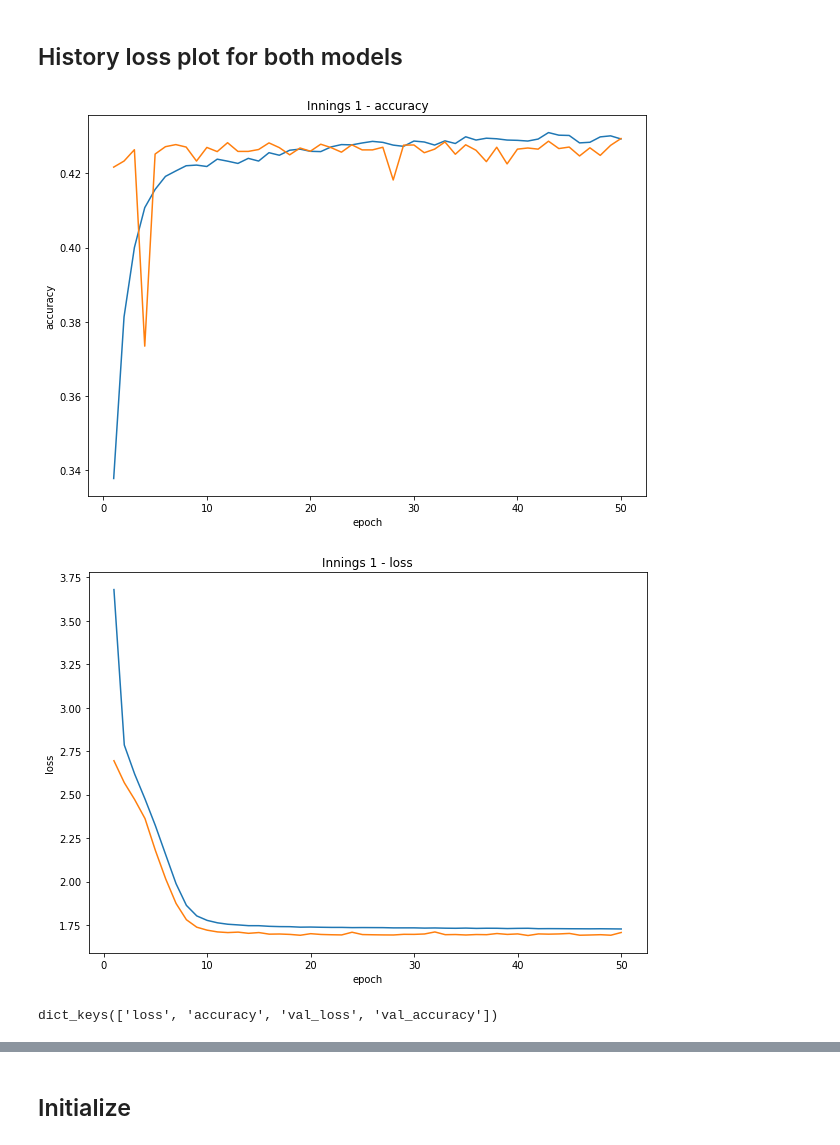
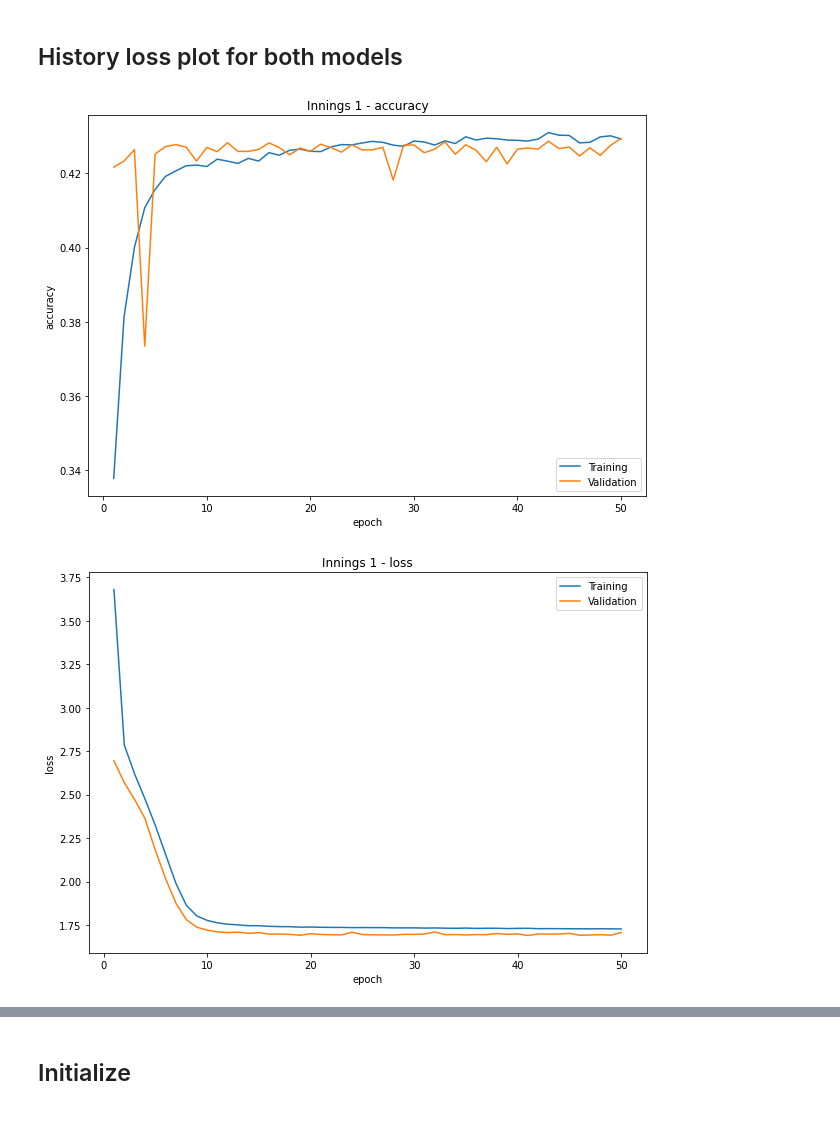
Before and after one commit to AravindM2803/IPL-Simulator, a Jupyter notebook: iplsim-dense/Evaluate.ipynb, the cells around one changed output, grey strips where cells are left out. Saved outputs shown, nothing was run; the diff lists cells and outputs as text; code cells hidden in the pictures.

```diff
--- a/iplsim-dense/Evaluate.ipynb
+++ b/iplsim-dense/Evaluate.ipynb
@@ -17,27 +17,26 @@ from Utils.sample_squads import *
 # %%
 innings_number = 1
 with open("Models\Inn1-HeavyDense-ep0to20\history.pkl", "rb") as fp:
     history1 = pickle.load(fp)
 with open("Models\Inn1-HeavyDense-ep20to50\history.pkl", "rb") as fp:
     history2 = pickle.load(fp)
 history = {}
 for key in history1:
     history[key] = history1[key] + history2[key]
 for key in sorted([i for i in history if i.split("_")[0]!="val"]):
     epochs = len(history[key])
     fig = plt.gcf()
     fig.set_size_inches(10, 7)
     plt.plot([i for i in range(1, epochs+1)], history[key])
     plt.plot([i for i in range(1, epochs+1)], history["val_"+key])
     plt.xlabel('epoch')
     plt.ylabel(key)
+    plt.legend(["Training", "Validation"])
     plt.title(f"Innings {innings_number} - {key}")
     plt.show()
-history.keys()
 # %% [output]
-[figure, old version]
+[figure, new version]
-[figure, old version]
+[figure, new version]
-dict_keys(['loss', 'accuracy', 'val_loss', 'val_accuracy'])
 # %%
 innings_number = 2
 with open("Models\Inn2-HeavyDenseRequired-ep0to20\history.pkl", "rb") as fp:
```
Also changed, not shown: parts of 11 cells of this notebook, 1 other file.
